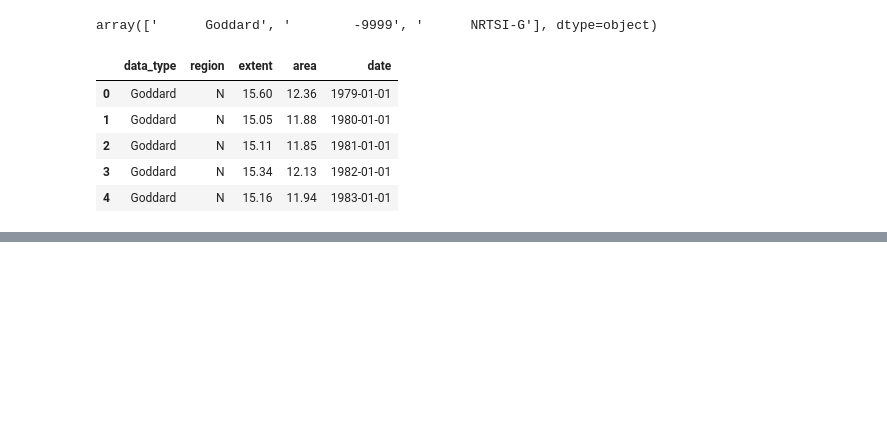
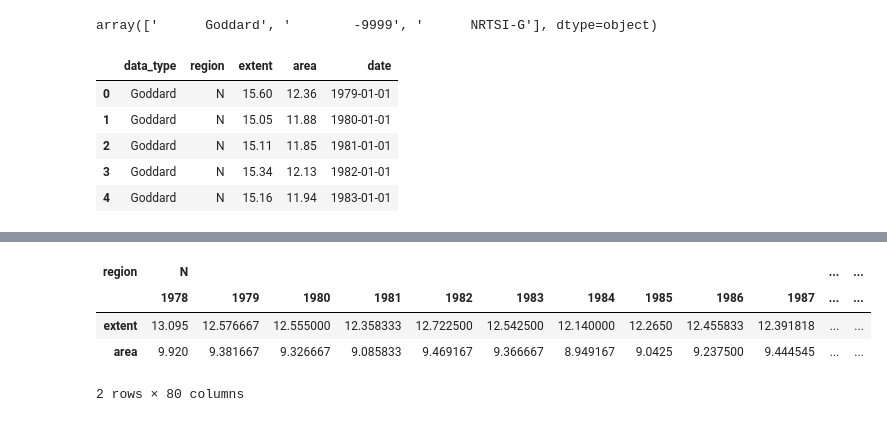
Before and after one commit to dmateusp/icy-polar-opposites, a Jupyter notebook: exploration/notebooks/Sidads Colorado, Ice north and south data.ipynb, the cells around one changed output, grey strips where cells are left out. Drawn from its saved outputs; the diff is of its cells as text; code cells hidden in the pictures; blank space fills up the shorter version.

```diff
--- a/exploration/notebooks/Sidads Colorado, Ice north and south data.ipynb
+++ b/exploration/notebooks/Sidads Colorado, Ice north and south data.ipynb
@@ -36,7 +36,12 @@ list(concatenated_df)
 # %% [output]
 ['year', ' mo', '    data_type', ' region', ' extent', '   area']
 # %%
-concatenated_df['date'] = concatenated_df[' mo'].apply(str) + '-' + concatenated_df['year'].apply(str)
+def correct_month(month):
+    if(month < 10):
+        return '0' + str(month)
+    else:
+        return str(month)
+concatenated_df['date'] = concatenated_df[' mo'].apply(correct_month) + '-' + concatenated_df['year'].apply(str)
 concatenated_df['date'] = pd.to_datetime(concatenated_df['date'], format='%m-%Y')
 concatenated_df = concatenated_df[['    data_type', ' region',' extent', '   area', 'date']]
 # %%
@@ -76,0 +72,3 @@ dtype: object
+# %%
+group_region_year_sorted = concatenated_df[[' region', ' extent', '   area']].groupby([' region',concatenated_df.index.year]).mean().apply(lambda x: x.sort_values(ascending=False))
+group_region_year_sorted.head()
@@ -76,0 +83,8 @@ dtype: object
+# %%
+group_region_year_sorted.transpose().head()
+# %% [output]
+| region | N |  |  |  |  |  |  |  |  |  | ... | ... |
+|  | 1978 | 1979 | 1980 | 1981 | 1982 | 1983 | 1984 | 1985 | 1986 | 1987 | ... | ... |
+| extent | 13.095 | 12.576667 | 12.555000 | 12.358333 | 12.722500 | 12.542500 | 12.140000 | 12.2650 | 12.455833 | 12.391818 | ... | ... |
+| area | 9.920 | 9.381667 | 9.326667 | 9.085833 | 9.469167 | 9.366667 | 8.949167 | 9.0425 | 9.237500 | 9.444545 | ... | ... |
+2 rows × 80 columns
```
Also changed, not shown: parts of 4 cells of this notebook, 2 other files.
